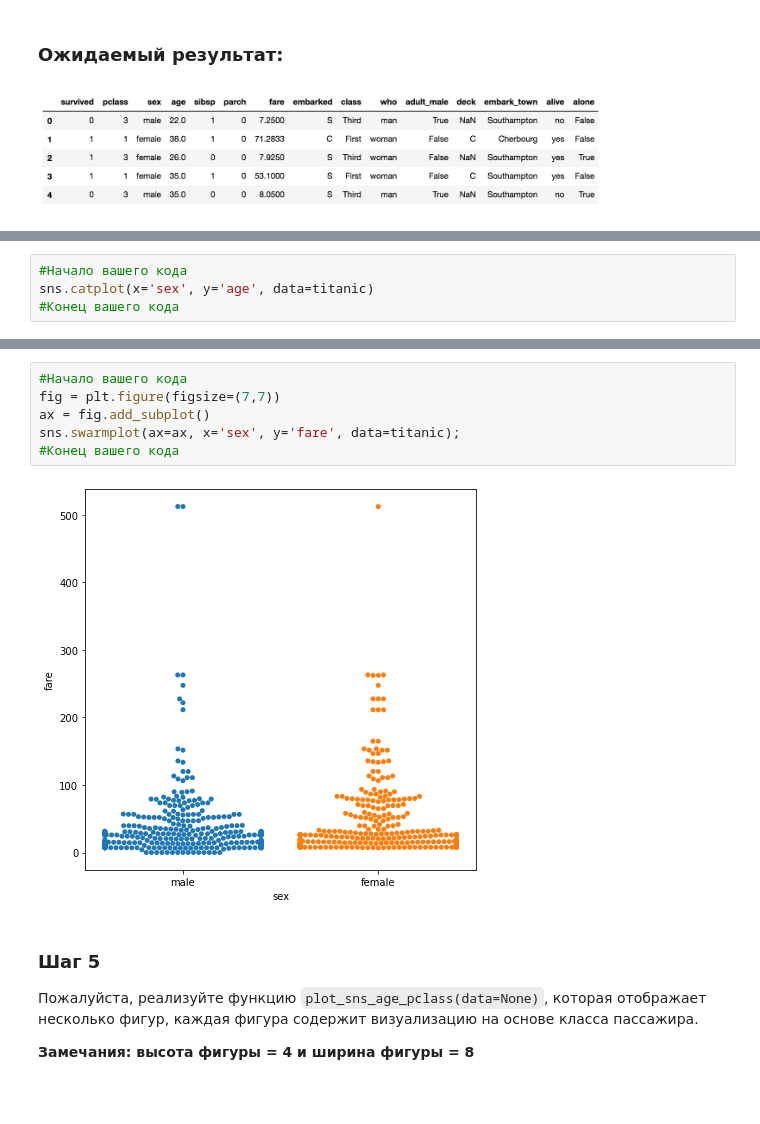
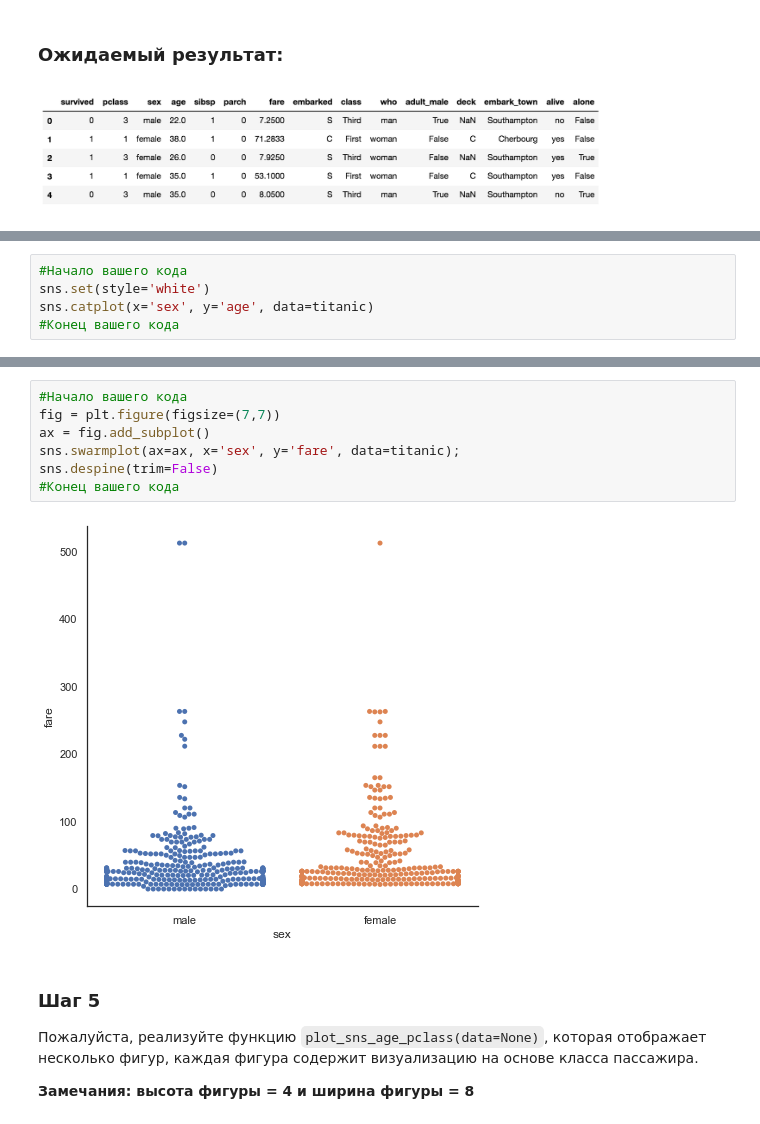
Before and after one commit to Nutamy/mitapp, a Jupyter notebook: sns 2_2.ipynb, the cells around one changed output, grey strips where cells are left out. Drawn from its saved outputs; the diff is of its cells as text; blank space fills up the shorter version.

```diff
--- a/sns 2_2.ipynb
+++ b/sns 2_2.ipynb
@@ -117,6 +117,7 @@ titanic.head()
 ![image.png](attachment:image.png)
 # %%
 #Начало вашего кода
+sns.set(style='white')
 sns.catplot(x='sex', y='age', data=titanic)
 #Конец вашего кода
 # %% [output]
@@ -133,11 +134,12 @@ sns.catplot(x='sex', y='age', data=titanic)
 # %%
 #Начало вашего кода
 fig = plt.figure(figsize=(7,7))
 ax = fig.add_subplot()
 sns.swarmplot(ax=ax, x='sex', y='fare', data=titanic);
+sns.despine(trim=False)
 #Конец вашего кода
 # %% [output]
-[figure, old version]
+[figure, new version]
 # %% [markdown]
 ### Шаг 5
 
```
Also changed, not shown: parts of 6 cells of this notebook.
